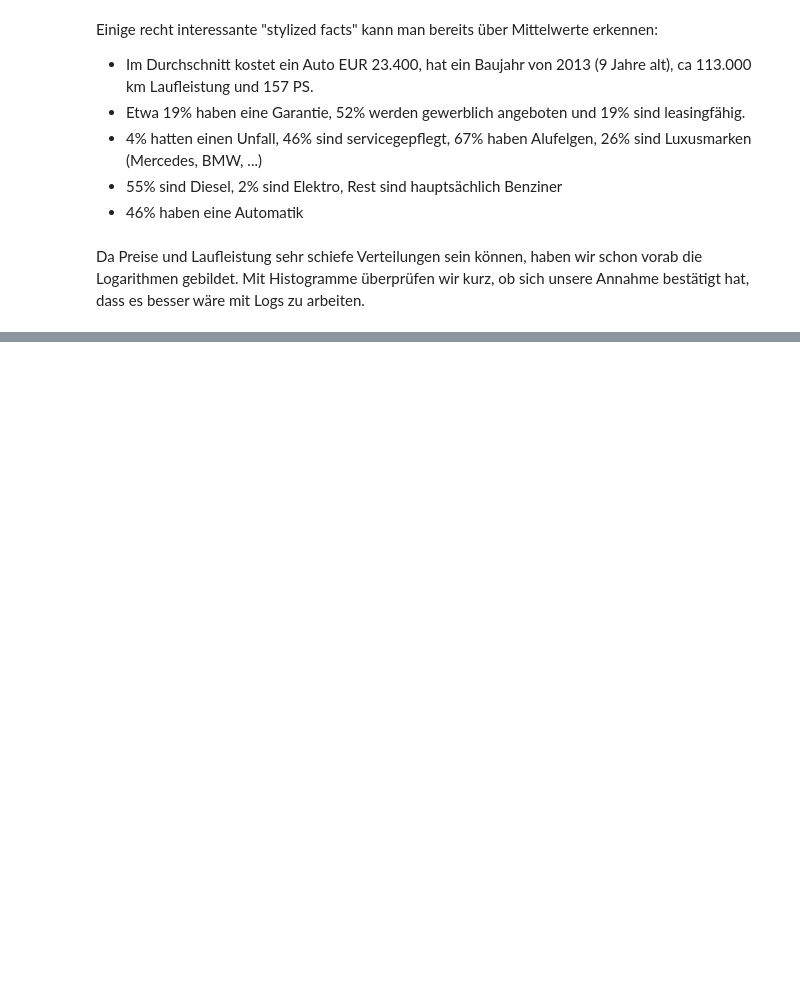
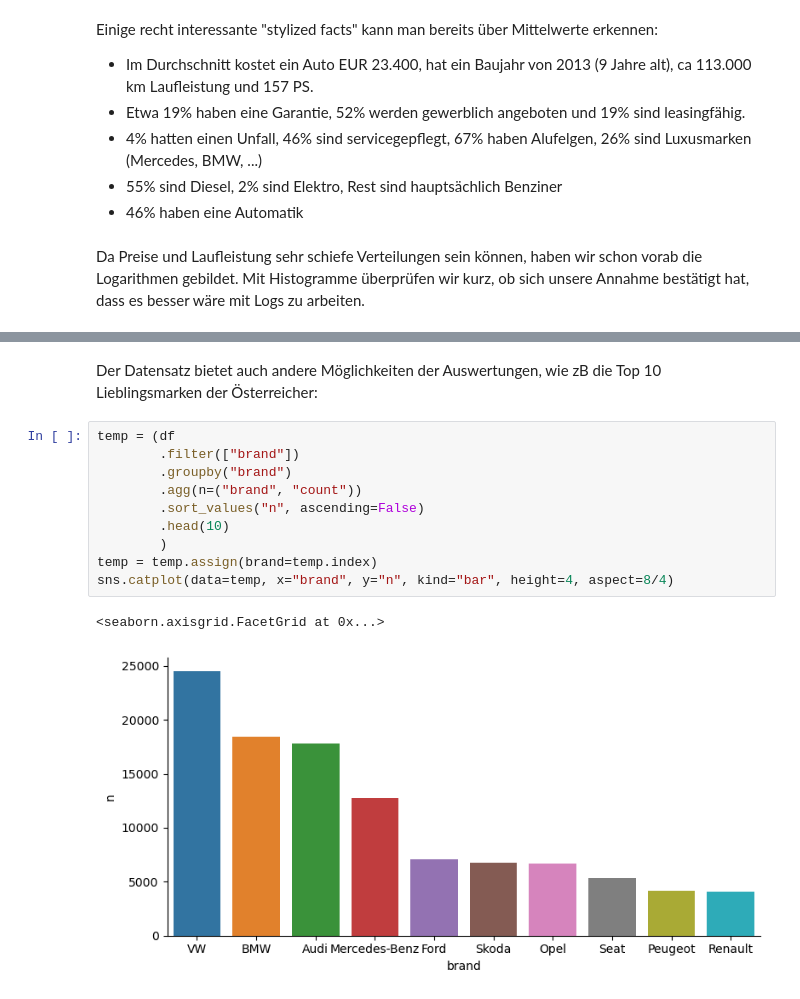
Before and after one commit to dejse/dqda-project, a Jupyter notebook: 02_data_science.ipynb, the cells around one changed output, grey strips where cells are left out. Saved outputs shown, nothing was run; the diff lists cells and outputs as text; blank space fills up the shorter version.

```diff
--- a/02_data_science.ipynb
+++ b/02_data_science.ipynb
@@ -189,0 +211,15 @@ sns.histplot(ax=axes[1, 1], data=df, x="ln_mileage", bins=20)
+# %% [markdown]
+Der Datensatz bietet auch andere Möglichkeiten der Auswertungen, wie zB die Top 10 Lieblingsmarken der Österreicher:
+# %%
+temp = (df
+        .filter(["brand"])
+        .groupby("brand")
+        .agg(n=("brand", "count"))
+        .sort_values("n", ascending=False)
+        .head(10)
+        )
+temp = temp.assign(brand=temp.index)
+sns.catplot(data=temp, x="brand", y="n", kind="bar", height=4, aspect=8/4)
+# %% [output]
+<seaborn.axisgrid.FacetGrid at 0x...>
+[figure, added]
```
Also changed, not shown: parts of 11 cells of this notebook.
